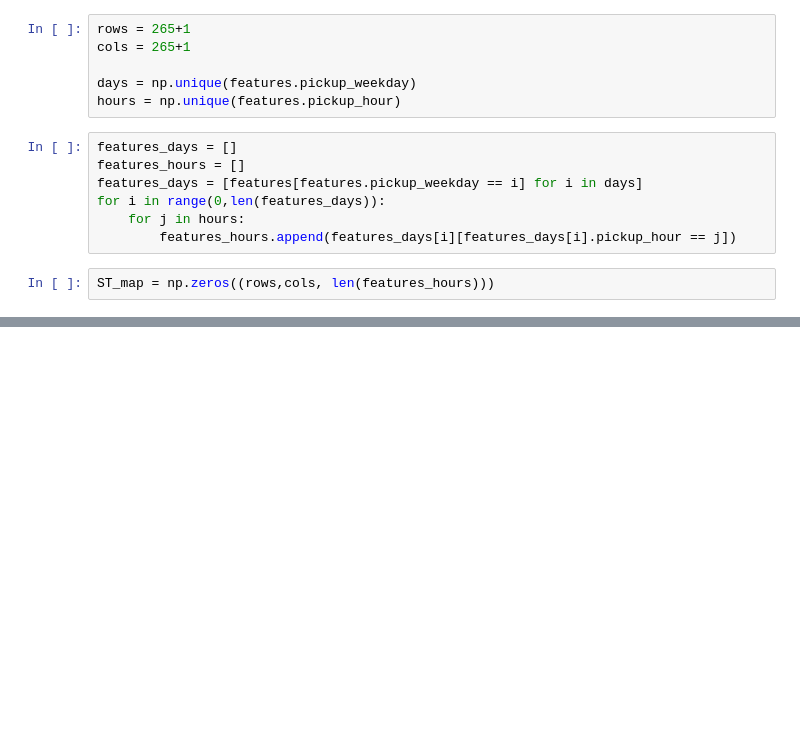
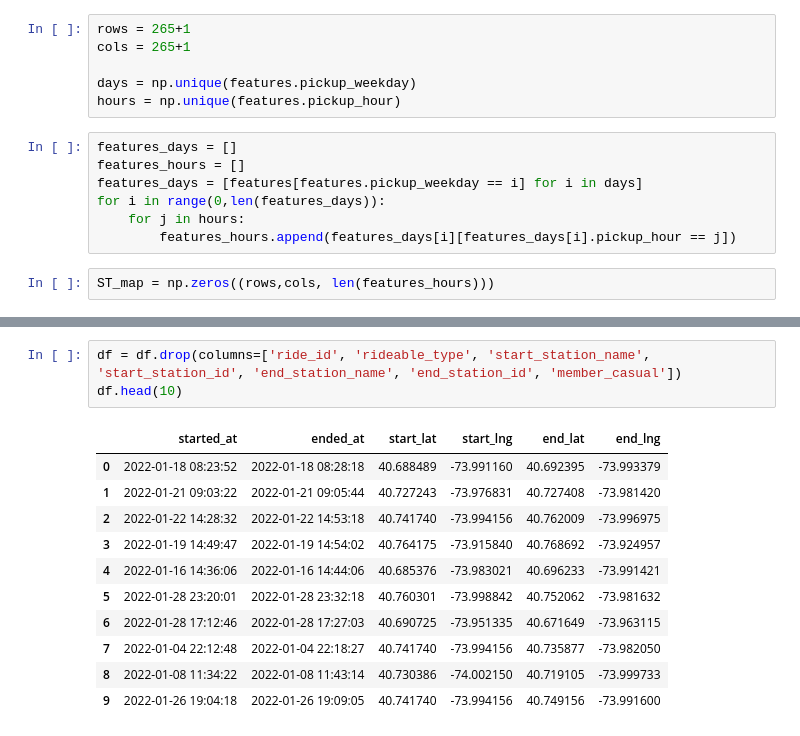
Before and after one commit to Anup8777/MobilityForecast, a Jupyter notebook: src/ST_maps.ipynb, the cells around one changed output, grey strips where cells are left out. Drawn from its saved outputs; the diff is of its cells as text; blank space fills up the shorter version.

```diff
--- a/src/ST_maps.ipynb
+++ b/src/ST_maps.ipynb
@@ -169,0 +111,15 @@ sns.heatmap(ST_map[:,:,17], ax=ax2)
+# %%
+df = df.drop(columns=['ride_id', 'rideable_type', 'start_station_name', 'start_station_id', 'end_station_name', 'end_station_id', 'member_casual'])
+df.head(10)
+# %% [output]
+|  | started_at | ended_at | start_lat | start_lng | end_lat | end_lng |
+| 0 | 2022-01-18 08:23:52 | 2022-01-18 08:28:18 | 40.688489 | -73.991160 | 40.692395 | -73.993379 |
+| 1 | 2022-01-21 09:03:22 | 2022-01-21 09:05:44 | 40.727243 | -73.976831 | 40.727408 | -73.981420 |
+| 2 | 2022-01-22 14:28:32 | 2022-01-22 14:53:18 | 40.741740 | -73.994156 | 40.762009 | -73.996975 |
+| 3 | 2022-01-19 14:49:47 | 2022-01-19 14:54:02 | 40.764175 | -73.915840 | 40.768692 | -73.924957 |
+| 4 | 2022-01-16 14:36:06 | 2022-01-16 14:44:06 | 40.685376 | -73.983021 | 40.696233 | -73.991421 |
+| 5 | 2022-01-28 23:20:01 | 2022-01-28 23:32:18 | 40.760301 | -73.998842 | 40.752062 | -73.981632 |
+| 6 | 2022-01-28 17:12:46 | 2022-01-28 17:27:03 | 40.690725 | -73.951335 | 40.671649 | -73.963115 |
+| 7 | 2022-01-04 22:12:48 | 2022-01-04 22:18:27 | 40.741740 | -73.994156 | 40.735877 | -73.982050 |
+| 8 | 2022-01-08 11:34:22 | 2022-01-08 11:43:14 | 40.730386 | -74.002150 | 40.719105 | -73.999733 |
+| 9 | 2022-01-26 19:04:18 | 2022-01-26 19:09:05 | 40.741740 | -73.994156 | 40.749156 | -73.991600 |
```
Also changed, not shown: parts of 25 cells of this notebook.
